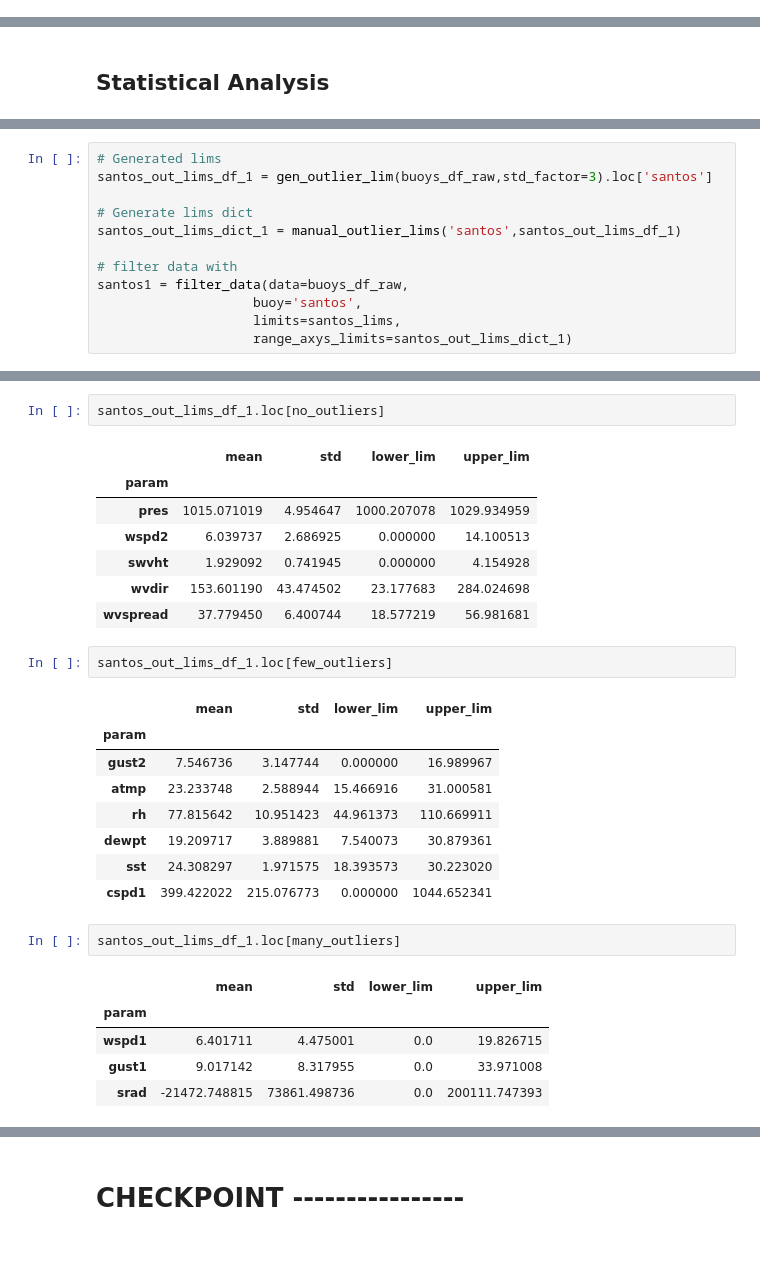
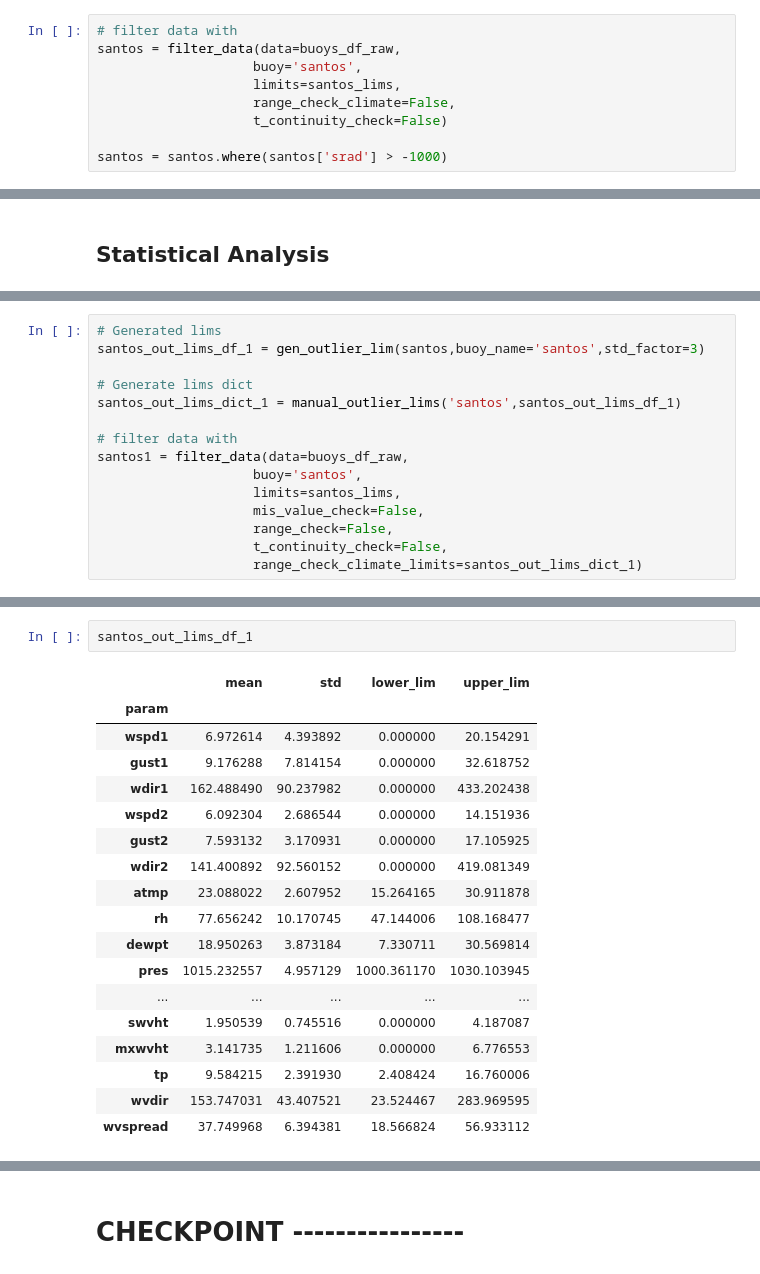
Before and after one commit to PNBOIA-Brasil/pnboia_qc, a Jupyter notebook: notebooks/limits_generation/santos_qc.ipynb, the cells around one changed output, grey strips where cells are left out. Saved outputs shown, nothing was run; the diff lists cells and outputs as text.

```diff
--- a/notebooks/limits_generation/santos_qc.ipynb
+++ b/notebooks/limits_generation/santos_qc.ipynb
@@ -65,0 +76,9 @@ santos = buoys_df_raw.loc['santos']
+# %%
+# filter data with
+santos = filter_data(data=buoys_df_raw,
+                    buoy='santos',
+                    limits=santos_lims,
+                    range_check_climate=False,
+                    t_continuity_check=False)
+
+santos = santos.where(santos['srad'] > -1000)
@@ -107,6 +133,6 @@ for param in many_outliers:
 # %%
 # Generated lims
-santos_out_lims_df_1 = gen_outlier_lim(buoys_df_raw,std_factor=3).loc['santos']
+santos_out_lims_df_1 = gen_outlier_lim(santos,buoy_name='santos',std_factor=3)
 
 # Generate lims dict
 santos_out_lims_dict_1 = manual_outlier_lims('santos',santos_out_lims_df_1)
@@ -115,5 +141,8 @@ santos_out_lims_dict_1 = manual_outlier_lims('santos',santos_out_lims_df_1)
 santos1 = filter_data(data=buoys_df_raw,
                     buoy='santos',
                     limits=santos_lims,
-                    range_axys_limits=santos_out_lims_dict_1)
+                    mis_value_check=False,
+                    range_check=False,
+                    t_continuity_check=False,
+                    range_check_climate_limits=santos_out_lims_dict_1)
 # %% [output]
@@ -138,30 +166,22 @@ range_check done.
 range_check_climate done.
 # %%
-santos_out_lims_df_1.loc[no_outliers]
+santos_out_lims_df_1
 # %% [output]
 |  | mean | std | lower_lim | upper_lim |
 | param |  |  |  |  |
-| pres | 1015.071019 | 4.954647 | 1000.207078 | 1029.934959 |
-| wspd2 | 6.039737 | 2.686925 | 0.000000 | 14.100513 |
-| swvht | 1.929092 | 0.741945 | 0.000000 | 4.154928 |
-| wvdir | 153.601190 | 43.474502 | 23.177683 | 284.024698 |
-| wvspread | 37.779450 | 6.400744 | 18.577219 | 56.981681 |
+| wspd1 | 6.972614 | 4.393892 | 0.000000 | 20.154291 |
+| gust1 | 9.176288 | 7.814154 | 0.000000 | 32.618752 |
+| wdir1 | 162.488490 | 90.237982 | 0.000000 | 433.202438 |
+| wspd2 | 6.092304 | 2.686544 | 0.000000 | 14.151936 |
+| gust2 | 7.593132 | 3.170931 | 0.000000 | 17.105925 |
+| wdir2 | 141.400892 | 92.560152 | 0.000000 | 419.081349 |
+| atmp | 23.088022 | 2.607952 | 15.264165 | 30.911878 |
+| rh | 77.656242 | 10.170745 | 47.144006 | 108.168477 |
+| dewpt | 18.950263 | 3.873184 | 7.330711 | 30.569814 |
+| pres | 1015.232557 | 4.957129 | 1000.361170 | 1030.103945 |
+| ... | ... | ... | ... | ... |
+| swvht | 1.950539 | 0.745516 | 0.000000 | 4.187087 |
+| mxwvht | 3.141735 | 1.211606 | 0.000000 | 6.776553 |
+| tp | 9.584215 | 2.391930 | 2.408424 | 16.760006 |
+| wvdir | 153.747031 | 43.407521 | 23.524467 | 283.969595 |
+| wvspread | 37.749968 | 6.394381 | 18.566824 | 56.933112 |
-# %%
-santos_out_lims_df_1.loc[few_outliers]
-# %% [output]
-|  | mean | std | lower_lim | upper_lim |
-| param |  |  |  |  |
-| gust2 | 7.546736 | 3.147744 | 0.000000 | 16.989967 |
-| atmp | 23.233748 | 2.588944 | 15.466916 | 31.000581 |
-| rh | 77.815642 | 10.951423 | 44.961373 | 110.669911 |
-| dewpt | 19.209717 | 3.889881 | 7.540073 | 30.879361 |
-| sst | 24.308297 | 1.971575 | 18.393573 | 30.223020 |
-| cspd1 | 399.422022 | 215.076773 | 0.000000 | 1044.652341 |
-# %%
-santos_out_lims_df_1.loc[many_outliers]
-# %% [output]
-|  | mean | std | lower_lim | upper_lim |
-| param |  |  |  |  |
-| wspd1 | 6.401711 | 4.475001 | 0.0 | 19.826715 |
-| gust1 | 9.017142 | 8.317955 | 0.0 | 33.971008 |
-| srad | -21472.748815 | 73861.498736 | 0.0 | 200111.747393 |
```
Also changed, not shown: parts of 29 cells of this notebook.
